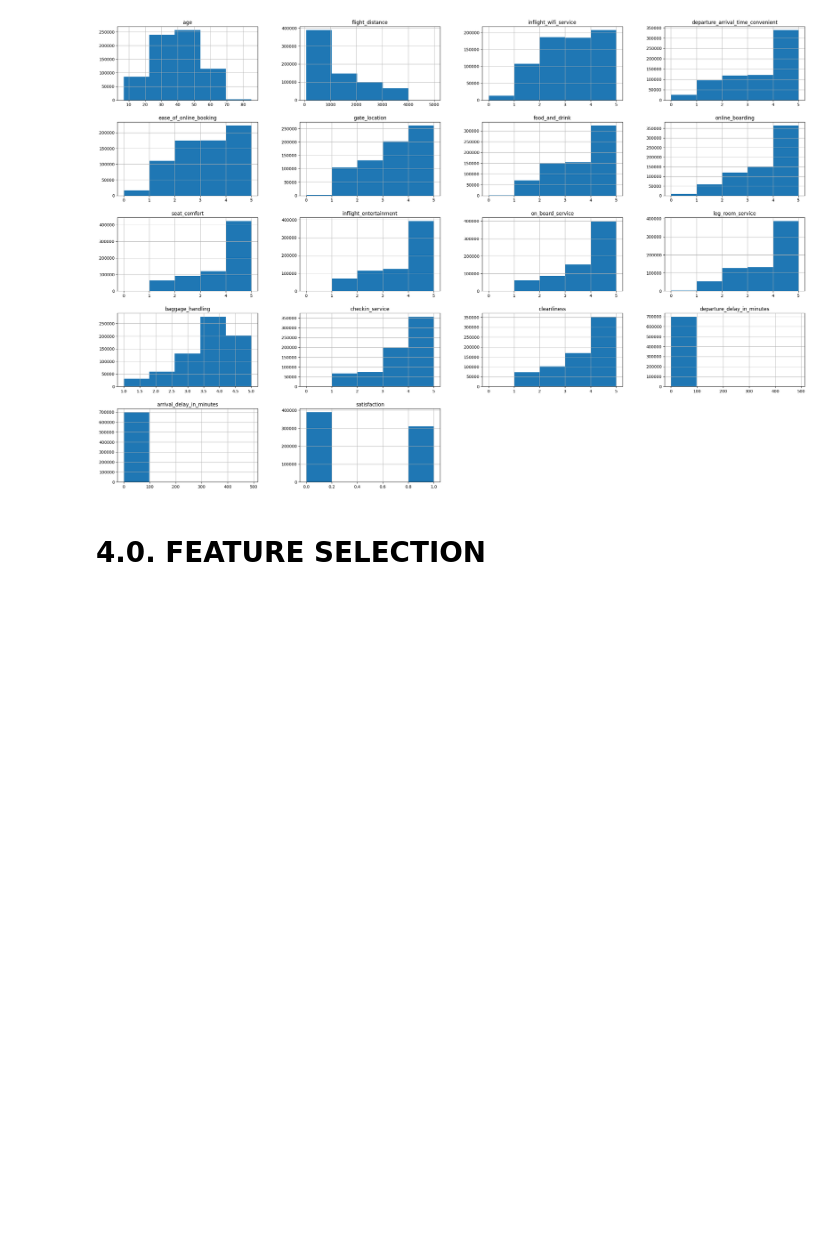
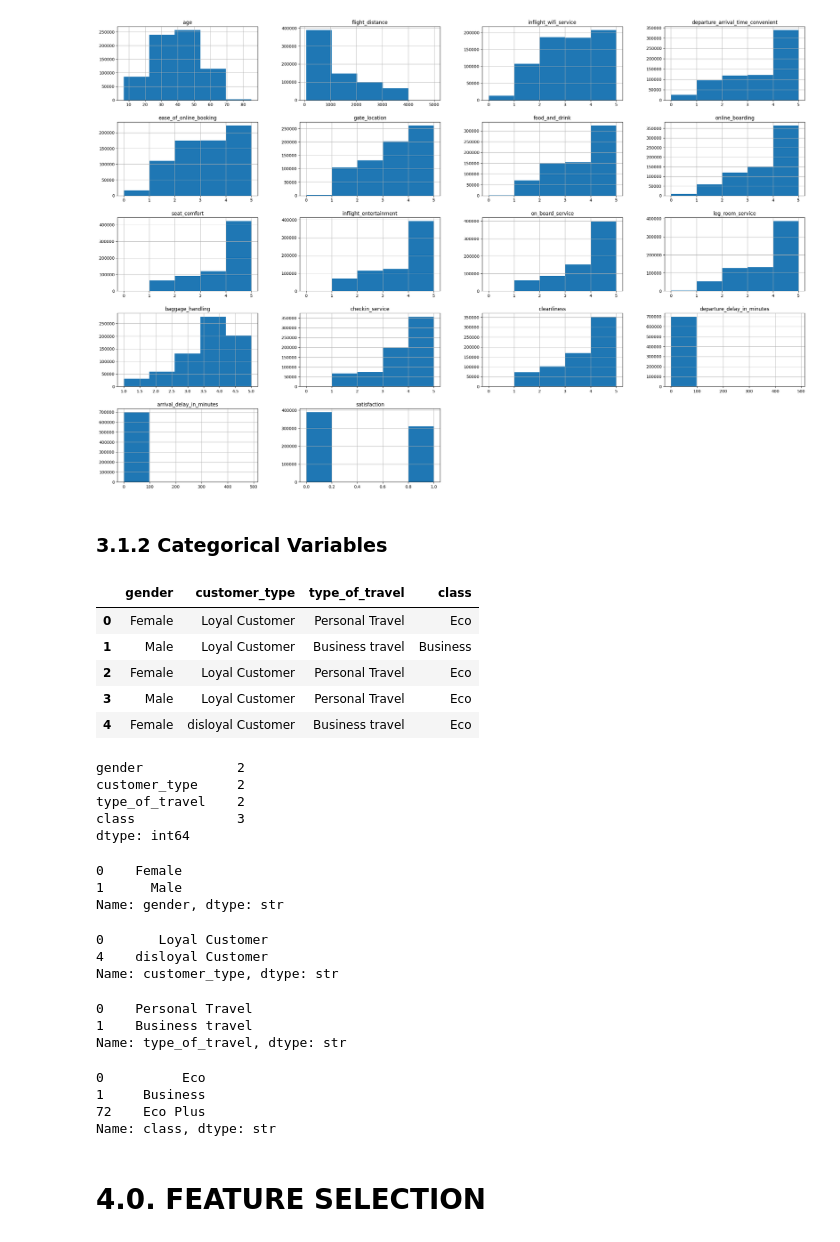
Before and after one commit to Data-Projects1/airline_satisfaction, a Jupyter notebook: notebooks/02.analise_satisf-validacao_hipoteses.ipynb, the cells around one changed output. Drawn from its saved outputs; the diff is of its cells as text; code cells hidden in the pictures; blank space fills up the shorter version.

```diff
--- a/notebooks/02.analise_satisf-validacao_hipoteses.ipynb
+++ b/notebooks/02.analise_satisf-validacao_hipoteses.ipynb
@@ -516,6 +515,54 @@ array([[<Axes: title={'center': 'age'}>,
         <Axes: title={'center': 'satisfaction'}>, <Axes: >, <Axes: >]],
       dtype=object)
 [figure]
+# %% [markdown]
+### 3.1.2 Categorical Variables
+# %%
+cat_attributes.head()
+# %% [output]
+|  | gender | customer_type | type_of_travel | class |
+| 0 | Female | Loyal Customer | Personal Travel | Eco |
+| 1 | Male | Loyal Customer | Business travel | Business |
+| 2 | Female | Loyal Customer | Personal Travel | Eco |
+| 3 | Male | Loyal Customer | Personal Travel | Eco |
+| 4 | Female | disloyal Customer | Business travel | Eco |
+# %%
+cat_attributes.apply(lambda x: x.unique().shape[0])
+# %% [output]
+gender            2
+customer_type     2
+type_of_travel    2
+class             3
+dtype: int64
+# %%
+# Tipo de resposta da variável gênero
+df2['gender'].drop_duplicates()
+# %% [output]
+0    Female
+1      Male
+Name: gender, dtype: str
+# %%
+# Tipo de resposta da variável tipo de cliente
+df2['customer_type'].drop_duplicates()
+# %% [output]
+0       Loyal Customer
+4    disloyal Customer
+Name: customer_type, dtype: str
+# %%
+# Tipo de resposta da variável tipo de viagem
+df2['type_of_travel'].drop_duplicates()
+# %% [output]
+0    Personal Travel
+1    Business travel
+Name: type_of_travel, dtype: str
+# %%
+# Tipo de resposta da variável classe
+df2['class'].drop_duplicates()
+# %% [output]
+0          Eco
+1     Business
+72    Eco Plus
+Name: class, dtype: str
 # %% [markdown]
 # 4.0. FEATURE SELECTION
 # %%
```
Also changed, not shown: parts of 4 cells of this notebook.
